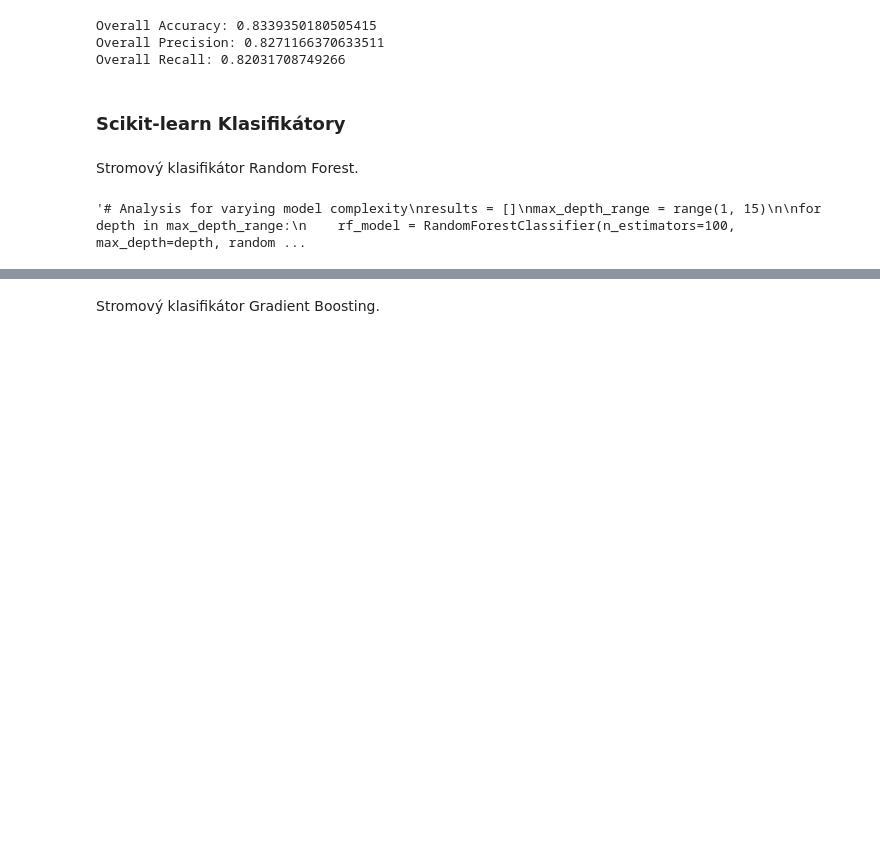
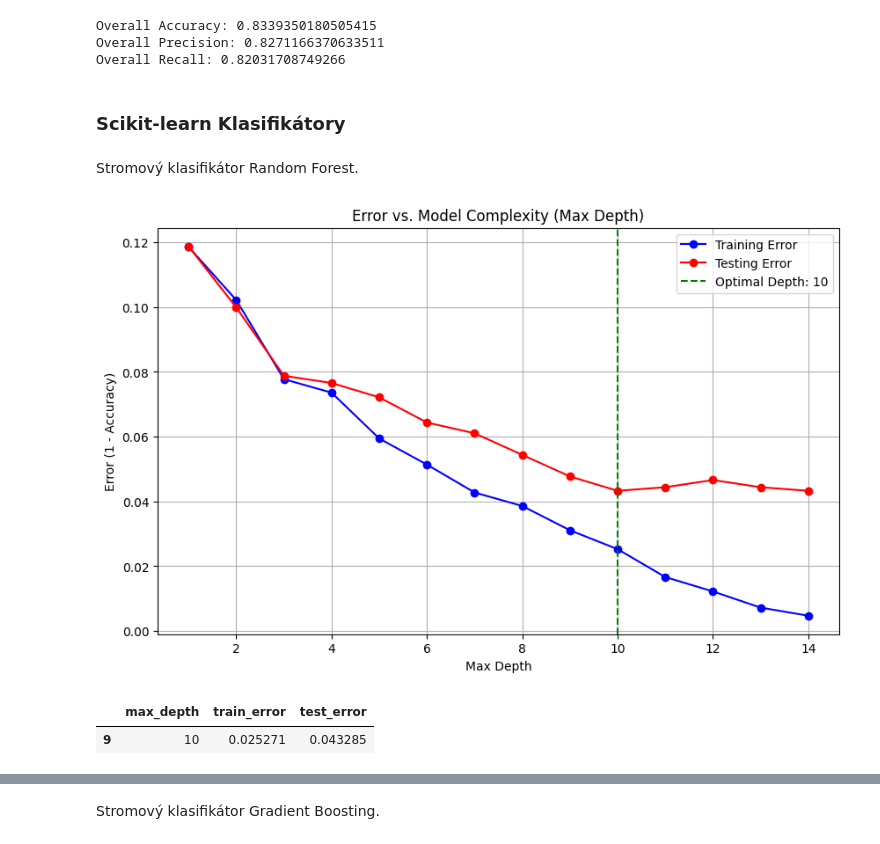
Before and after one commit to Brunokristi/Project_IAU, a Jupyter notebook: Phase_3.ipynb, the cells around one changed output, grey strips where cells are left out. Drawn from its saved outputs; the diff is of its cells as text; code cells hidden in the pictures; blank space fills up the shorter version.

```diff
--- a/Phase_3.ipynb
+++ b/Phase_3.ipynb
@@ -194,7 +194,7 @@ Overall Recall: 0.82031708749266
 # %% [markdown]
 Stromový klasifikátor Random Forest.
 # %%
-"""# Analysis for varying model complexity
+# Analysis for varying model complexity
 results = []
 max_depth_range = range(1, 15)
 
@@ -209,35 +209,37 @@ for depth in max_depth_range:
     # Calculate error on test set
     test_pred = rf_model.predict(X_test)
     test_error = 1 - accuracy_score(y_test, test_pred)
 
     results.append({'max_depth': depth, 'train_error': train_error, 'test_error': test_error})
 
 # Convert results to a DataFrame for easier plotting
 results_df = pd.DataFrame(results)
 
 # Find the max_depth with the lowest test error
 optimal_depth = results_df['max_depth'][results_df['test_error'].idxmin()]
 
 # Plotting the errors vs model complexity
 plt.figure(figsize=(10, 6))
 plt.plot(results_df['max_depth'], results_df['train_error'], label='Training Error', marker='o', color='blue')
 plt.plot(results_df['max_depth'], results_df['test_error'], label='Testing Error', marker='o', color='red')
 
 # Add vertical line at the point of lowest test error
 plt.axvline(x=optimal_depth, color='green', linestyle='--', label=f'Optimal Depth: {optimal_depth}')
 
 plt.title("Error vs. Model Complexity (Max Depth)")
 plt.xlabel("Max Depth")
 plt.ylabel("Error (1 - Accuracy)")
 plt.legend()
 plt.grid()
 plt.show()
 
 # Display the optimal depth and corresponding errors
 optimal_info = results_df.loc[results_df['max_depth'] == optimal_depth]
-optimal_info"""
+optimal_info
 # %% [output]
-'# Analysis for varying model complexity\nresults = []\nmax_depth_range = range(1, 15)\n\nfor depth in max_depth_range:\n    rf_model = RandomForestClassifier(n_estimators=100, max_depth=depth, random ...
+[figure, added]
+|  | max_depth | train_error | test_error |
+| 9 | 10 | 0.025271 | 0.043285 |
 # %%
 results = []
 estimators = []
```
Also changed, not shown: parts of 30 cells of this notebook, 1 other file.
